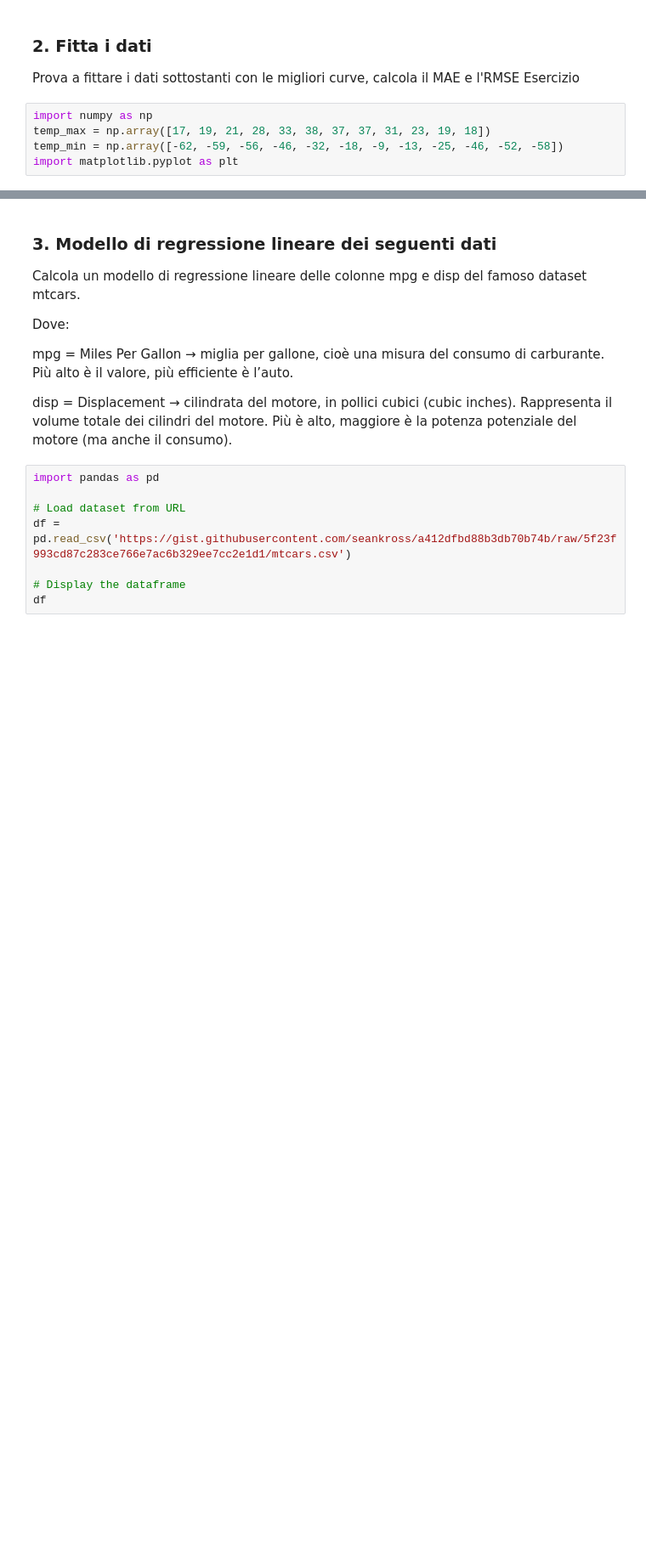
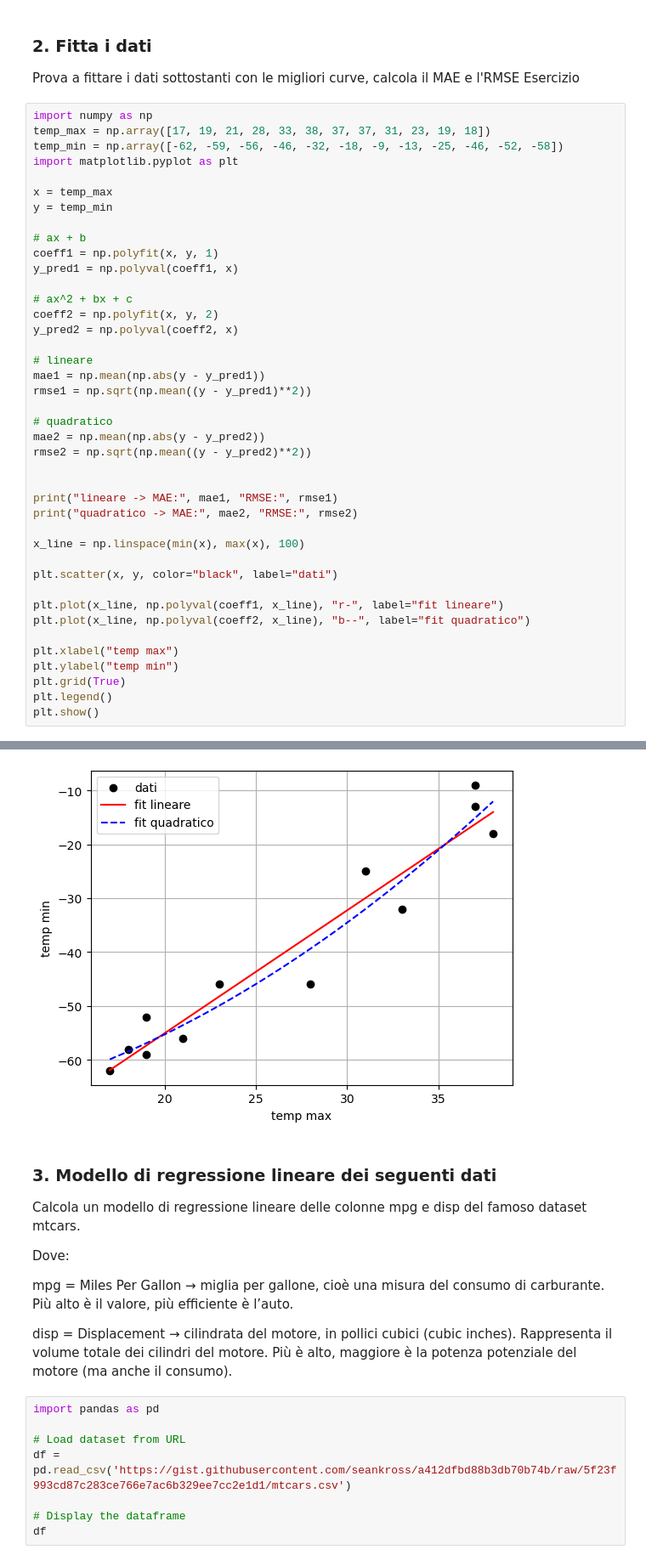
Before and after one commit to mattialuvisetto/ProgrammingLab, a Jupyter notebook: ESERCIZILAB2/7.4_esercizi_lez7.ipynb, the cells around one changed output, grey strips where cells are left out. Shown at 85% size. Cells and saved outputs as stored; diff of their text form; blank space fills up the shorter version.

```diff
--- a/ESERCIZILAB2/7.4_esercizi_lez7.ipynb
+++ b/ESERCIZILAB2/7.4_esercizi_lez7.ipynb
@@ -21,8 +55,45 @@ import scipy as sp
 ### **2. Fitta i dati**
 Prova a fittare i dati sottostanti con le migliori curve, calcola il MAE e l'RMSE
 Esercizio
-# %%
-import numpy as np
-temp_max = np.array([17, 19, 21, 28, 33, 38, 37, 37, 31, 23, 19, 18])
-temp_min = np.array([-62, -59, -56, -46, -32, -18, -9, -13, -25, -46, -52, -58])
-import matplotlib.pyplot as plt
+# %%
+import numpy as np
+temp_max = np.array([17, 19, 21, 28, 33, 38, 37, 37, 31, 23, 19, 18])
+temp_min = np.array([-62, -59, -56, -46, -32, -18, -9, -13, -25, -46, -52, -58])
+import matplotlib.pyplot as plt
+
+x = temp_max
+y = temp_min
+
+# ax + b
+coeff1 = np.polyfit(x, y, 1)
+y_pred1 = np.polyval(coeff1, x)
+
+# ax^2 + bx + c
+coeff2 = np.polyfit(x, y, 2)
+y_pred2 = np.polyval(coeff2, x)
+
+# lineare
+mae1 = np.mean(np.abs(y - y_pred1))
+rmse1 = np.sqrt(np.mean((y - y_pred1)**2))
+
+# quadratico
+mae2 = np.mean(np.abs(y - y_pred2))
+rmse2 = np.sqrt(np.mean((y - y_pred2)**2))
+
+
+print("lineare -> MAE:", mae1, "RMSE:", rmse1)
+print("quadratico -> MAE:", mae2, "RMSE:", rmse2)
+
+x_line = np.linspace(min(x), max(x), 100)
+
+plt.scatter(x, y, color="black", label="dati")
+
+plt.plot(x_line, np.polyval(coeff1, x_line), "r-", label="fit lineare")
+plt.plot(x_line, np.polyval(coeff2, x_line), "b--", label="fit quadratico")
+
+plt.xlabel("temp max")
+plt.ylabel("temp min")
+plt.grid(True)
+plt.legend()
+plt.show()
+# %% [output]
@@ -29,3 +102,4 @@ import matplotlib.pyplot as plt
+[figure, added]
 # %% [markdown]
 ### **3. Modello di regressione lineare dei seguenti dati**
 
```
Also changed, not shown: parts of 7 cells of this notebook, 2 other files.
